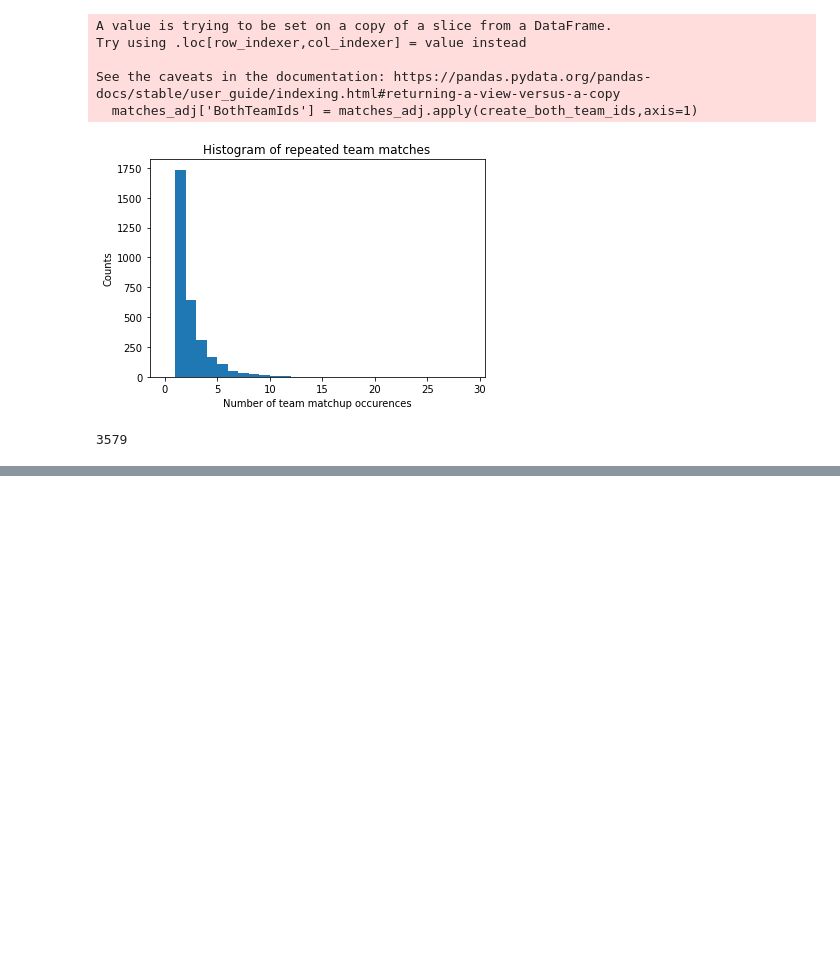
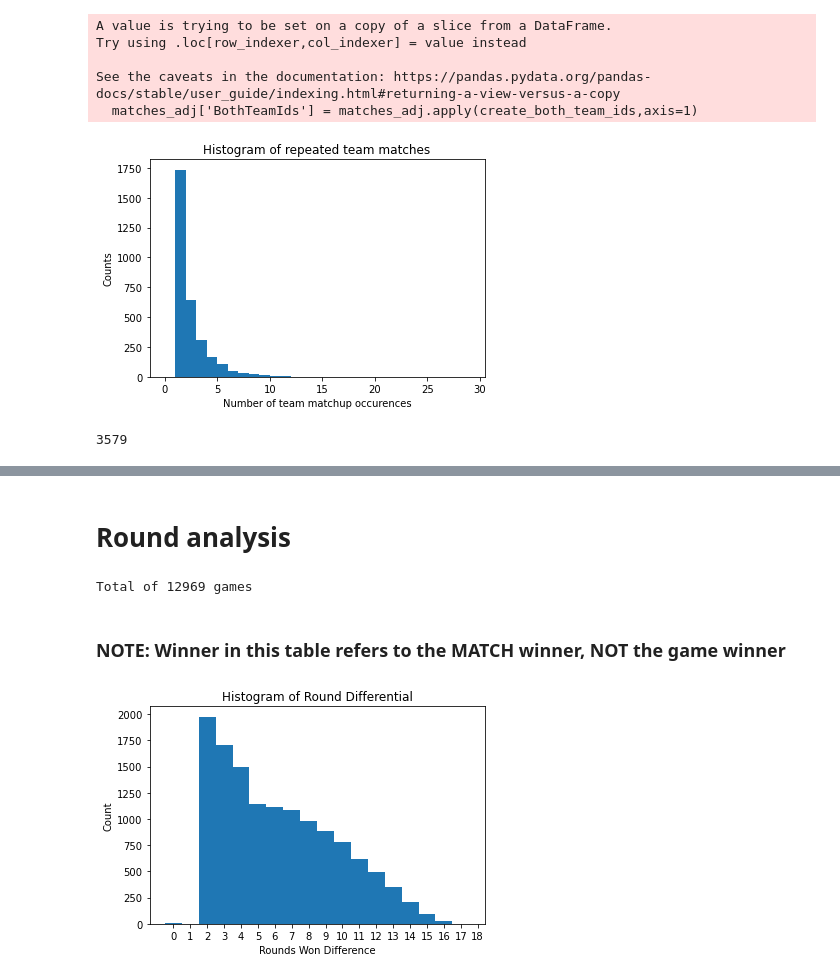
Before and after one commit to guidopetri/csgo-map-bandits, a Jupyter notebook: EDA_awd.ipynb, the cells around one changed output, grey strips where cells are left out. Cells and saved outputs as stored; diff of their text form; code cells hidden in the pictures; blank space fills up the shorter version.

```diff
--- a/EDA_awd.ipynb
+++ b/EDA_awd.ipynb
@@ -453,0 +371,3 @@ teams
+# %%
+decision_counts = map_picks.groupby('MatchId').count()['MapName']
+decision_counts.value_counts()
@@ -453,0 +437,20 @@ teams
+# %% [markdown]
+# Round analysis
+# %%
+# Drop all non-standard Bo3 games
+standard_bo3_match_ids = decision_counts[decision_counts==7].index
+demos_bo3 = demos[demos['MatchId'].isin(standard_bo3_match_ids)]
+print('Total of {} games'.format(len(demos_bo3)))
+# %% [output]
+Total of 12969 games
+# %% [markdown]
+### NOTE: Winner in this table refers to the MATCH winner, NOT the game winner
+# %%
+plt.hist(abs(demos_bo3['WinnerScore'] - demos_bo3['LoserScore']),bins=np.arange(19)-.5)
+plt.title('Histogram of Round Differential')
+plt.xlabel('Rounds Won Difference')
+plt.ylabel('Count')
+plt.xticks(np.arange(19))
+plt.show()
+# %% [output]
+[figure, added]
```
Also changed, not shown: parts of 41 cells of this notebook.
